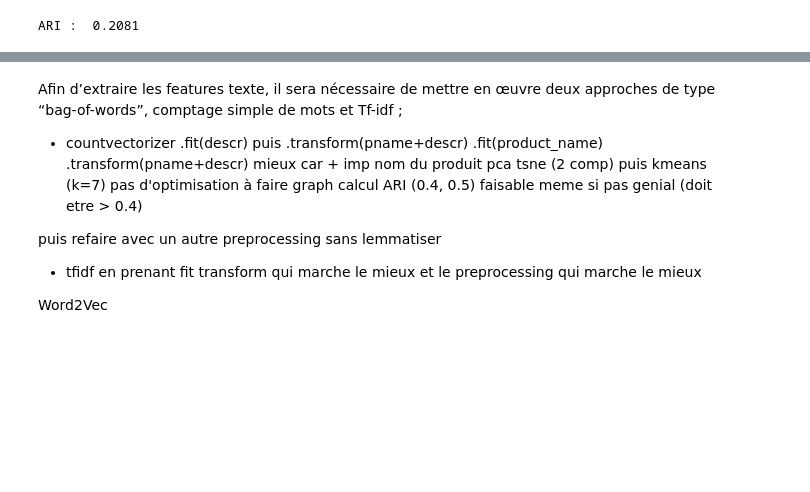
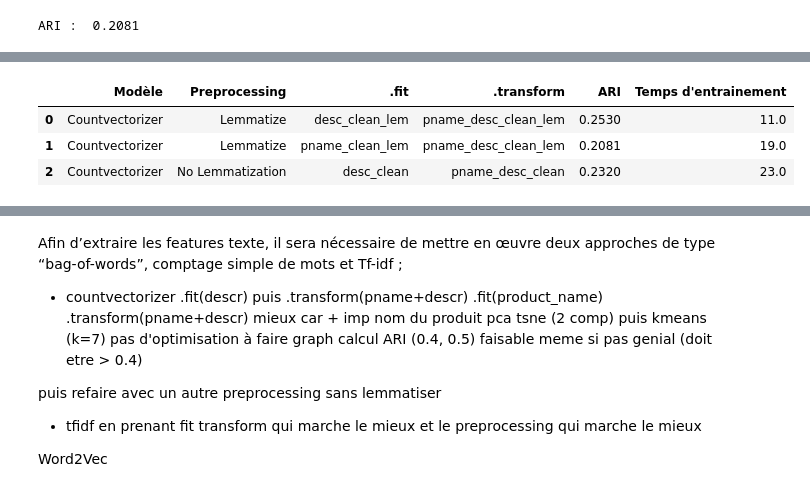
Before and after one commit to Milie-Mimi/OC_DS_Project6, a Jupyter notebook: GROSCHENE_Emilie_1_notebook_012023.ipynb, the cells around one changed output, grey strips where cells are left out. Drawn from its saved outputs; the diff is of its cells as text; code cells hidden in the pictures; blank space fills up the shorter version.

```diff
--- a/GROSCHENE_Emilie_1_notebook_012023.ipynb
+++ b/GROSCHENE_Emilie_1_notebook_012023.ipynb
@@ -1562,0 +1586,16 @@ df_models
+# %%
+df_cvect_desc_recap = {'Modèle':['Countvectorizer'],
+                       'Preprocessing':['No Lemmatization'],
+                       '.fit':['desc_clean'],
+                       '.transform':['pname_desc_clean'],
+                       'ARI':[ARI_cvect_desc],
+                       "Temps d'entrainement": [time2_cvect_desc],}
+df_cvect_desc_recap = pd.DataFrame(data = df_cvect_desc_recap)
+# %%
+df_models = pd.concat([df_models, df_cvect_desc_recap]).reset_index(drop = True)
+df_models
+# %% [output]
+|  | Modèle | Preprocessing | .fit | .transform | ARI | Temps d'entrainement |
+| 0 | Countvectorizer | Lemmatize | desc_clean_lem | pname_desc_clean_lem | 0.2530 | 11.0 |
+| 1 | Countvectorizer | Lemmatize | pname_clean_lem | pname_desc_clean_lem | 0.2081 | 19.0 |
+| 2 | Countvectorizer | No Lemmatization | desc_clean | pname_desc_clean | 0.2320 | 23.0 |
```
Also changed, not shown: parts of 29 cells of this notebook.
